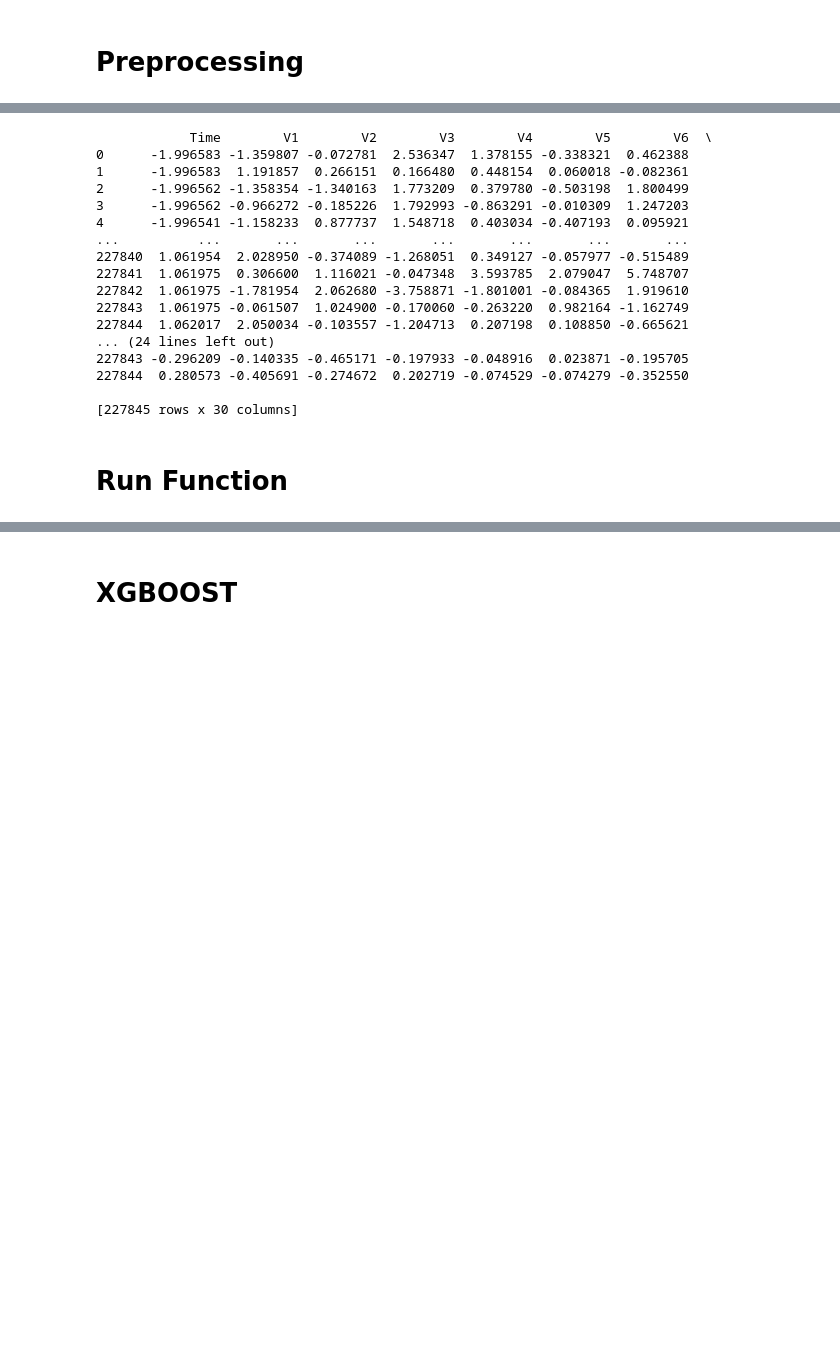
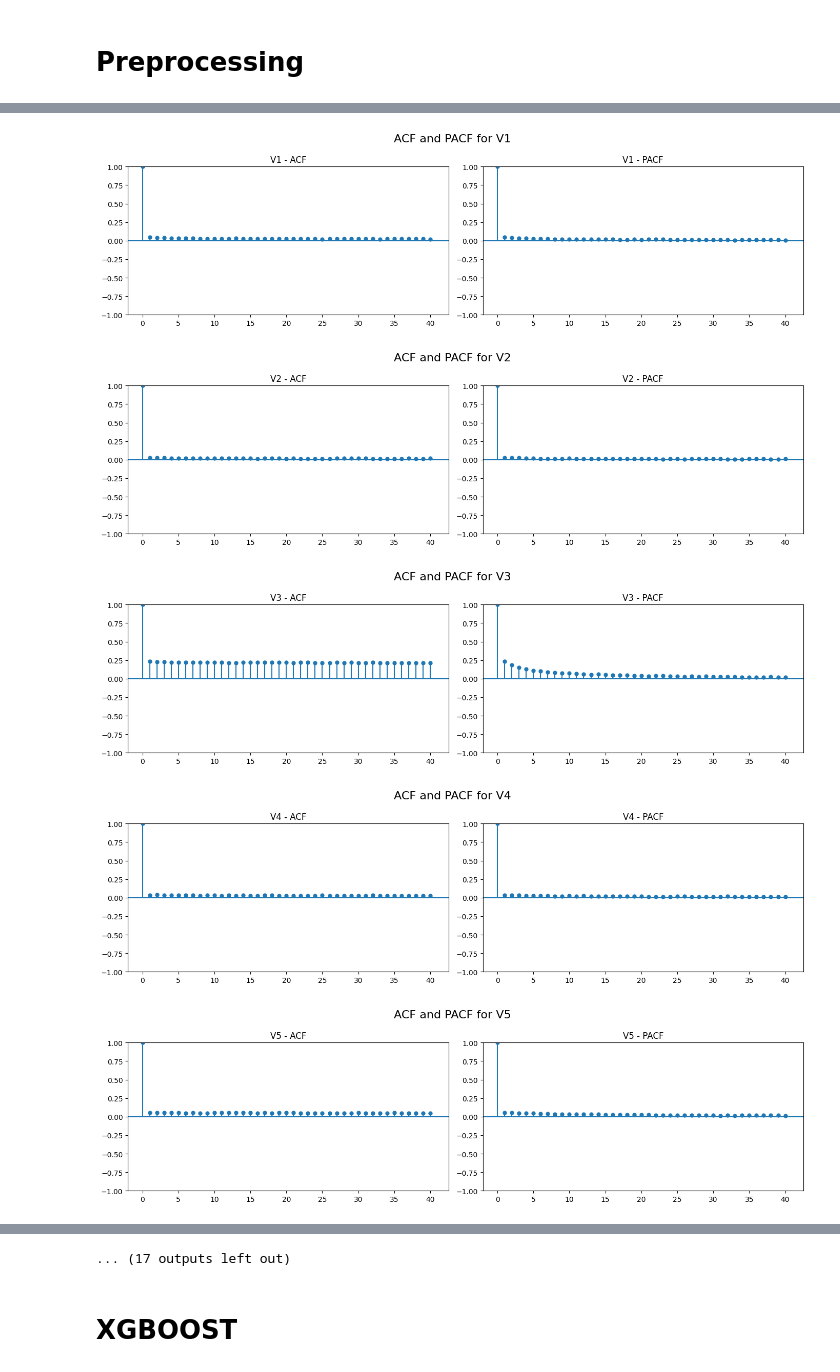
Before and after one commit to COMP3608Project/credit-card-fraud, a Jupyter notebook: Fraud_2022.ipynb, the cells around one changed output, grey strips where cells are left out. Saved outputs shown, nothing was run; the diff lists cells and outputs as text; code cells hidden in the pictures; blank space fills up the shorter version.

```diff
--- a/Fraud_2022.ipynb
+++ b/Fraud_2022.ipynb
@@ -56,0 +139,17 @@ Successfully loaded creditcard.csv into a DataFrame.
+# %%
+# Function to show lag features
+
+def plot_acf_pacf_all(df, lags=40, exclude_cols=['Time', 'class']):
+    features = [col for col in df.columns if col not in exclude_cols]
+
+    for col in features:
+        fig, axes = plt.subplots(1, 2, figsize=(14, 4))
+        fig.suptitle(f'ACF and PACF for {col}', fontsize=16)
+
+        plot_acf(df[col], lags=lags, ax=axes[0])
+        plot_pacf(df[col], lags=lags, ax=axes[1], method='ywm')
+
+        axes[0].set_title(f'{col} - ACF')
+        axes[1].set_title(f'{col} - PACF')
+        plt.tight_layout()
+        plt.show()
@@ -63,32 +198,0 @@ df['Time'] = scaler.fit_transform(df['Time'].values.reshape(-1, 1))
-# %%
-# Temporal train-test split
-split_time = df['Time'].quantile(0.8)
-train_df = df[df['Time'] <= split_time]
-test_df = df[df['Time'] > split_time]
-
-X_train = train_df.drop(columns=['class'])
-y_train = train_df['class']
-X_test = test_df.drop(columns=['class'])
-y_test = test_df['class']
-
-print(X_train)
-# %% [output]
-            Time        V1        V2        V3        V4        V5        V6  \
-0      -1.996583 -1.359807 -0.072781  2.536347  1.378155 -0.338321  0.462388
-1      -1.996583  1.191857  0.266151  0.166480  0.448154  0.060018 -0.082361
-2      -1.996562 -1.358354 -1.340163  1.773209  0.379780 -0.503198  1.800499
-3      -1.996562 -0.966272 -0.185226  1.792993 -0.863291 -0.010309  1.247203
-4      -1.996541 -1.158233  0.877737  1.548718  0.403034 -0.407193  0.095921
-...          ...       ...       ...       ...       ...       ...       ...
-227840  1.061954  2.028950 -0.374089 -1.268051  0.349127 -0.057977 -0.515489
-227841  1.061975  0.306600  1.116021 -0.047348  3.593785  2.079047  5.748707
-227842  1.061975 -1.781954  2.062680 -3.758871 -1.801001 -0.084365  1.919610
-227843  1.061975 -0.061507  1.024900 -0.170060 -0.263220  0.982164 -1.162749
-227844  1.062017  2.050034 -0.103557 -1.204713  0.207198  0.108850 -0.665621
-... (24 lines left out)
-227843 -0.296209 -0.140335 -0.465171 -0.197933 -0.048916  0.023871 -0.195705
-227844  0.280573 -0.405691 -0.274672  0.202719 -0.074529 -0.074279 -0.352550
-
-[227845 rows x 30 columns]
-# %% [markdown]
-# Run Function
@@ -130,0 +199,8 @@ def run_model(df, model, name):
+# %%
+plot_acf_pacf_all(df)
+# %% [output]
+[figure, added]
+[figure, added]
+[figure, added]
+[figure, added]
+[figure, added]
@@ -130,0 +214 @@ def run_model(df, model, name):
+... (17 outputs left out)
```
Also changed, not shown: parts of 19 cells of this notebook.
